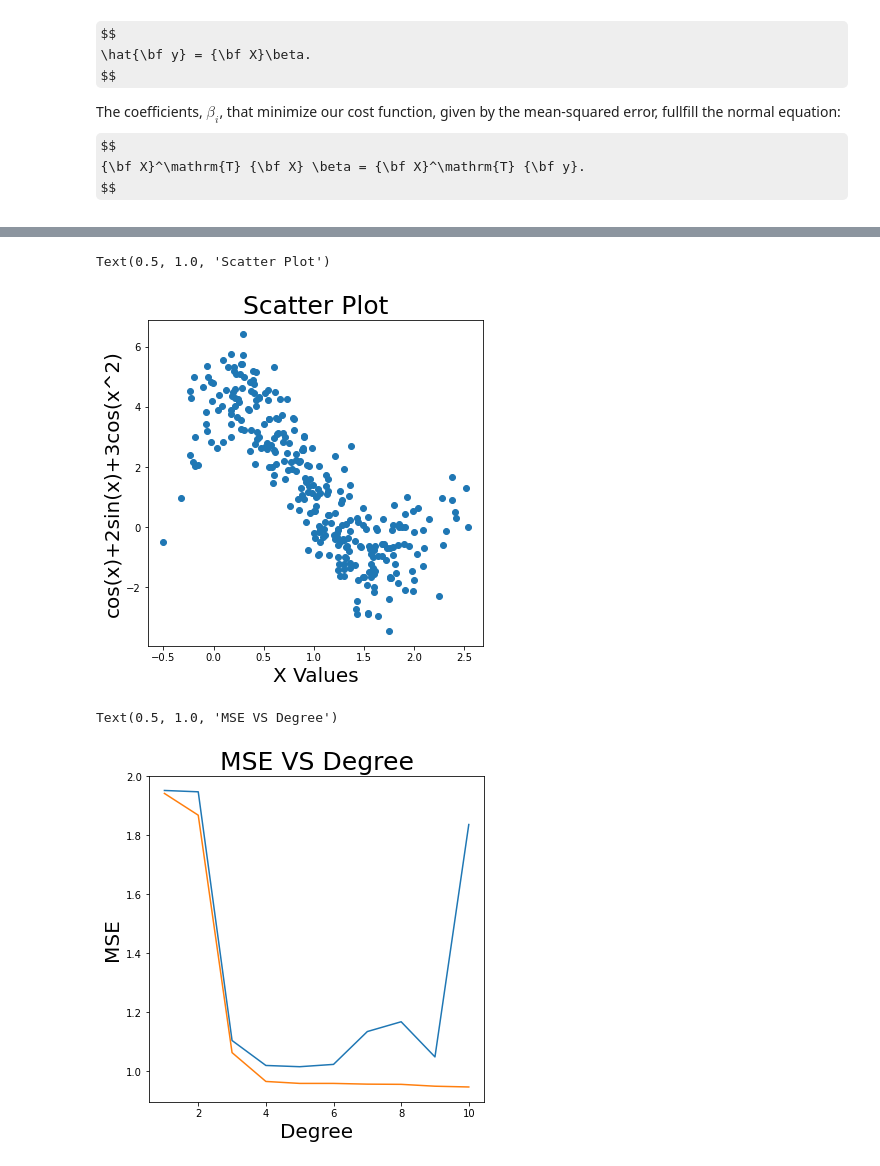
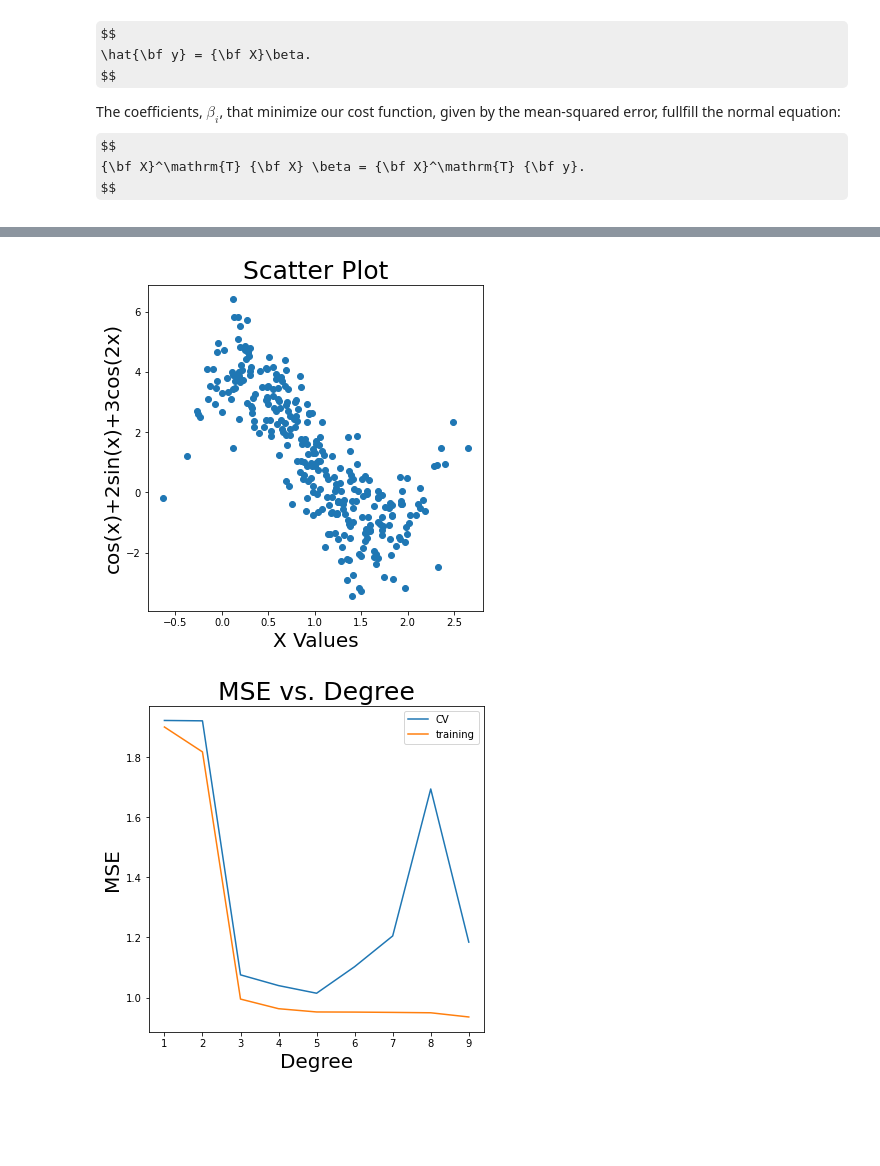
Before and after one commit to rhennig/EMA6938, a Jupyter notebook: Notebooks/8.Cross-Validation.ipynb, the cells around one changed output, grey strips where cells are left out. Cells and saved outputs as stored; diff of their text form; code cells hidden in the pictures; some formulas as TeX source; blank space fills up the shorter version.

Commit message:
Added plot to Notebook 4 and completed performance measurement in notebook on cross validation.

```diff
--- a/Notebooks/8.Cross-Validation.ipynb
+++ b/Notebooks/8.Cross-Validation.ipynb
@@ -67,12 +68,12 @@ y=np.cos(x)+2*np.sin(x)+3*np.cos(x*2)+np.random.normal(0,1,x.shape)
 # %%
 # Plot the whole dataset
 fig,ax=plt.subplots(figsize=(6,6))
-ax.scatter(x,y)
+ax.scatter(x, y)
 ax.set_xlabel('X Values',fontsize=20)
-ax.set_ylabel('cos(x)+2sin(x)+3cos(x^2)',fontsize=20)
+ax.set_ylabel('cos(x)+2sin(x)+3cos(2x)',fontsize=20)
 ax.set_title('Scatter Plot',fontsize=25)
+plt.show()
 # %% [output]
-Text(0.5, 1.0, 'Scatter Plot')
-[figure, old version]
+[figure, new version]
 # %%
 # Split the dataset into 80% for training and 20% for testing
@@ -81,6 +82,6 @@ x_train,x_test,y_train,y_test=train_test_split(x,y,train_size=0.8)
 # %%
 ## Let's find out the model we need to select
-maxdegree=11 # The maximum degree we would like to test
+maxdegree=10 # The maximum degree we would like to test
 training_error=[]
 cross_validation_error=[]
 
@@ -98,11 +99,12 @@ for d in range(1,maxdegree):
     cross_validation_error.append(np.mean(np.absolute(cve['test_score'])))  # Array of cross-validation MSE
 
 fig,ax=plt.subplots(figsize=(6,6))
-ax.plot(range(1,maxdegree),cross_validation_error)
-ax.plot(range(1,maxdegree),training_error)
-ax.set_xlabel('Degree',fontsize=20)
-ax.set_ylabel('MSE',fontsize=20)
-ax.set_title('MSE VS Degree',fontsize=25)
+ax.plot(range(1,maxdegree), cross_validation_error, label="CV")
+ax.plot(range(1,maxdegree), training_error, label="training")
+ax.set_xlabel('Degree', fontsize=20)
+ax.set_ylabel('MSE', fontsize=20)
+ax.set_title('MSE vs. Degree', fontsize=25)
+plt.legend(loc="upper right")
+plt.show()
 # %% [output]
-Text(0.5, 1.0, 'MSE VS Degree')
-[figure, old version]
+[figure, new version]
```
Also changed, not shown: parts of 4 cells of this notebook, 1 other file.
